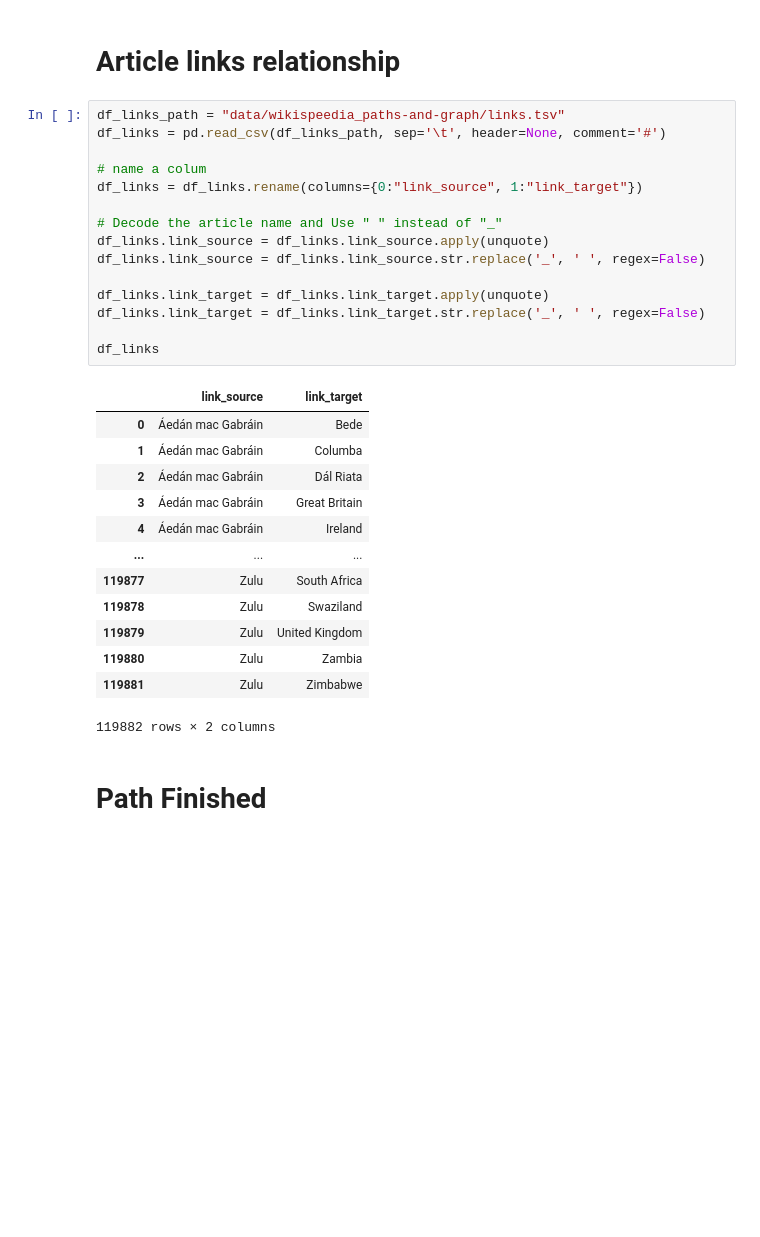
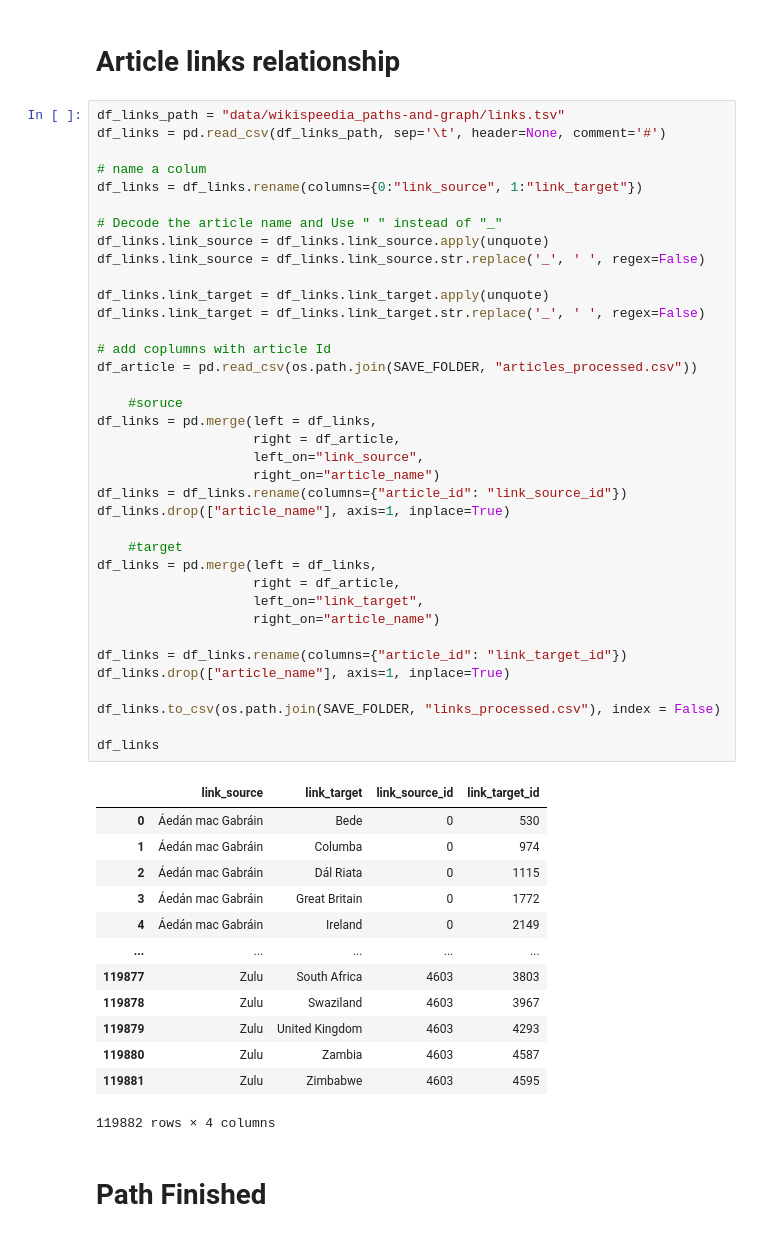
Before and after one commit to 8gabri8/ADA_wikispeedia, a Jupyter notebook: script/create_df.ipynb, the cells around one changed output. Cells and saved outputs as stored; diff of their text form; blank space fills up the shorter version.

```diff
--- a/script/create_df.ipynb
+++ b/script/create_df.ipynb
@@ -105,32 +114,54 @@ df_categories
 # %%
 df_links_path = "data/wikispeedia_paths-and-graph/links.tsv"
 df_links = pd.read_csv(df_links_path, sep='\t', header=None, comment='#')
 
 # name a colum
 df_links = df_links.rename(columns={0:"link_source", 1:"link_target"})
 
 # Decode the article name and Use " " instead of "_"
 df_links.link_source = df_links.link_source.apply(unquote)
 df_links.link_source = df_links.link_source.str.replace('_', ' ', regex=False)
 
 df_links.link_target = df_links.link_target.apply(unquote)
 df_links.link_target = df_links.link_target.str.replace('_', ' ', regex=False)
 
+# add coplumns with article Id
+df_article = pd.read_csv(os.path.join(SAVE_FOLDER, "articles_processed.csv"))
+
+    #soruce
+df_links = pd.merge(left = df_links,
+                    right = df_article,
+                    left_on="link_source",
+                    right_on="article_name")
+df_links = df_links.rename(columns={"article_id": "link_source_id"})
+df_links.drop(["article_name"], axis=1, inplace=True)
+
+    #target
+df_links = pd.merge(left = df_links,
+                    right = df_article,
+                    left_on="link_target",
+                    right_on="article_name")
+
+df_links = df_links.rename(columns={"article_id": "link_target_id"})
+df_links.drop(["article_name"], axis=1, inplace=True)
+
+df_links.to_csv(os.path.join(SAVE_FOLDER, "links_processed.csv"), index = False)
+
 df_links
 # %% [output]
-|  | link_source | link_target |
-| 0 | Áedán mac Gabráin | Bede |
-| 1 | Áedán mac Gabráin | Columba |
-| 2 | Áedán mac Gabráin | Dál Riata |
-| 3 | Áedán mac Gabráin | Great Britain |
-| 4 | Áedán mac Gabráin | Ireland |
-| ... | ... | ... |
-| 119877 | Zulu | South Africa |
-| 119878 | Zulu | Swaziland |
-| 119879 | Zulu | United Kingdom |
-| 119880 | Zulu | Zambia |
-| 119881 | Zulu | Zimbabwe |
+|  | link_source | link_target | link_source_id | link_target_id |
+| 0 | Áedán mac Gabráin | Bede | 0 | 530 |
+| 1 | Áedán mac Gabráin | Columba | 0 | 974 |
+| 2 | Áedán mac Gabráin | Dál Riata | 0 | 1115 |
+| 3 | Áedán mac Gabráin | Great Britain | 0 | 1772 |
+| 4 | Áedán mac Gabráin | Ireland | 0 | 2149 |
+| ... | ... | ... | ... | ... |
+| 119877 | Zulu | South Africa | 4603 | 3803 |
+| 119878 | Zulu | Swaziland | 4603 | 3967 |
+| 119879 | Zulu | United Kingdom | 4603 | 4293 |
+| 119880 | Zulu | Zambia | 4603 | 4587 |
+| 119881 | Zulu | Zimbabwe | 4603 | 4595 |
-119882 rows × 2 columns
+119882 rows × 4 columns
 # %% [markdown]
 # Path Finished
 # %%
```
Also changed, not shown: parts of 11 cells of this notebook, 5 other files.
